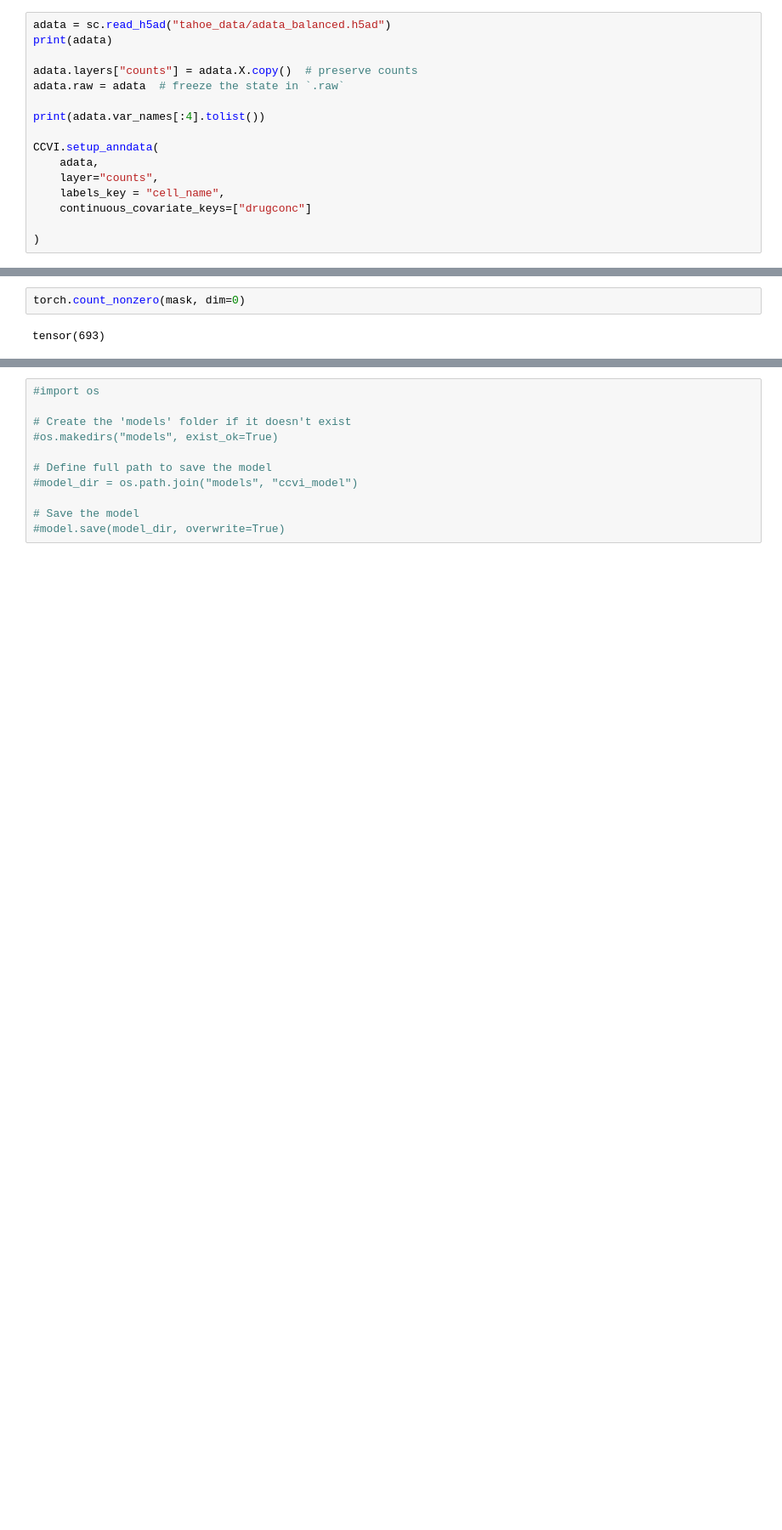
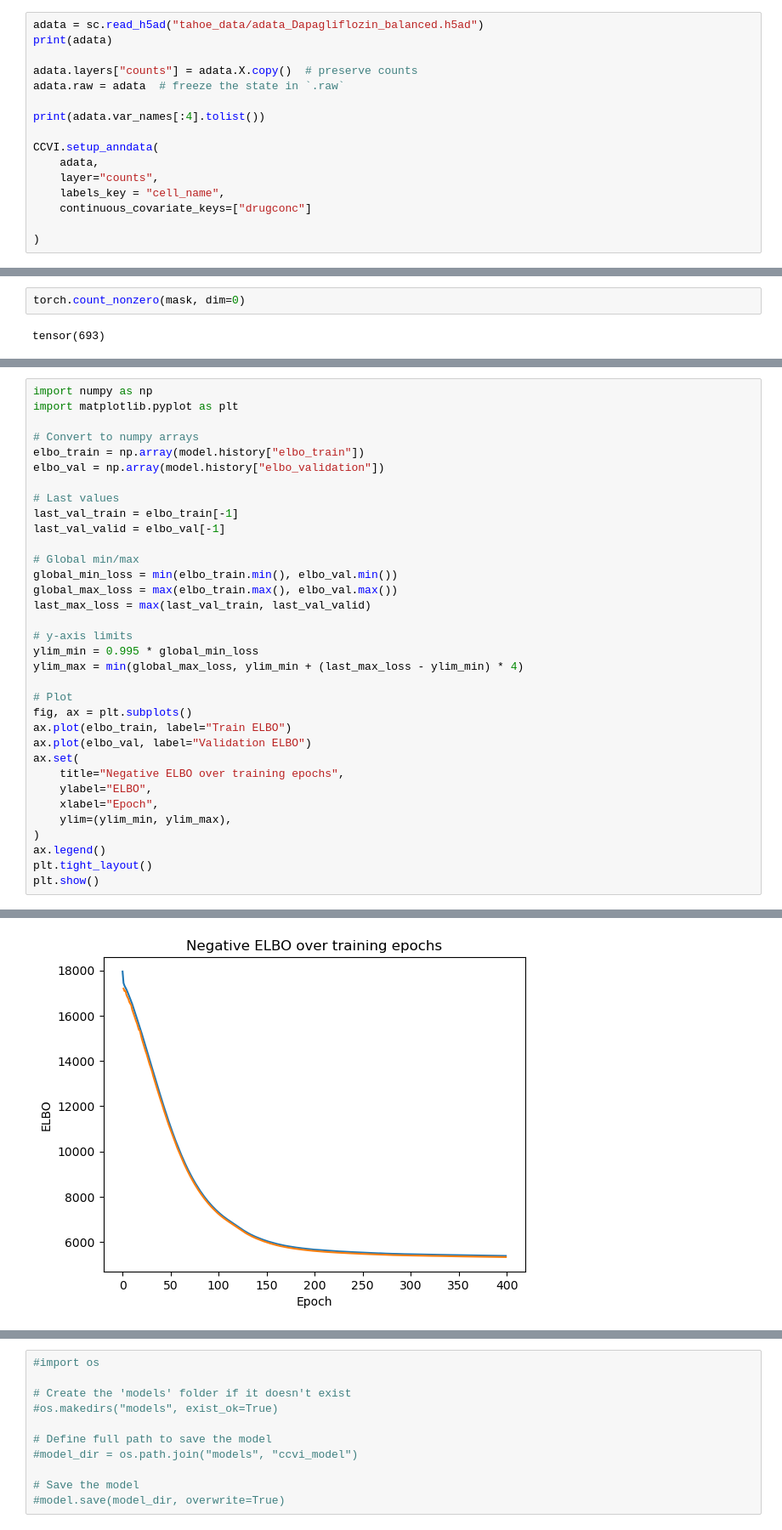
Before and after one commit to jeuken/CycleVI, a Jupyter notebook: notebooks/CCVI_model_v5.ipynb, the cells around one changed output, grey strips where cells are left out. Shown: that part at 85% size. Saved outputs shown, nothing was run; the diff lists cells and outputs as text; blank space fills up the shorter version.

```diff
--- a/notebooks/CCVI_model_v5.ipynb
+++ b/notebooks/CCVI_model_v5.ipynb
@@ -1320,7 +1325,7 @@ class CCVI(EmbeddingMixin,        # Adds methods for getting latent representati
 # %% [markdown]
 ## Model Usage
 # %%
-adata = sc.read_h5ad("tahoe_data/adata_balanced.h5ad")
+adata = sc.read_h5ad("tahoe_data/adata_Dapagliflozin_balanced.h5ad")
 print(adata)
 
 adata.layers["counts"] = adata.X.copy()  # preserve counts
@@ -1430,0 +1454,35 @@ Marginal Log Likelihood: -8715.76349954044
+# %%
+import numpy as np
+import matplotlib.pyplot as plt
+
+# Convert to numpy arrays
+elbo_train = np.array(model.history["elbo_train"])
+elbo_val = np.array(model.history["elbo_validation"])
+
+# Last values
+last_val_train = elbo_train[-1]
+last_val_valid = elbo_val[-1]
+
+# Global min/max
+global_min_loss = min(elbo_train.min(), elbo_val.min())
+global_max_loss = max(elbo_train.max(), elbo_val.max())
+last_max_loss = max(last_val_train, last_val_valid)
+
+# y-axis limits
+ylim_min = 0.995 * global_min_loss
+ylim_max = min(global_max_loss, ylim_min + (last_max_loss - ylim_min) * 4)
+
+# Plot
+fig, ax = plt.subplots()
+ax.plot(elbo_train, label="Train ELBO")
+ax.plot(elbo_val, label="Validation ELBO")
+ax.set(
+    title="Negative ELBO over training epochs",
+    ylabel="ELBO",
+    xlabel="Epoch",
+    ylim=(ylim_min, ylim_max),
+)
+ax.legend()
+plt.tight_layout()
+plt.show()
+# %% [output]
@@ -1430,0 +1490 @@ Marginal Log Likelihood: -8715.76349954044
+[figure, added]
```
Also changed, not shown: parts of 16 cells of this notebook, 7 other files.
